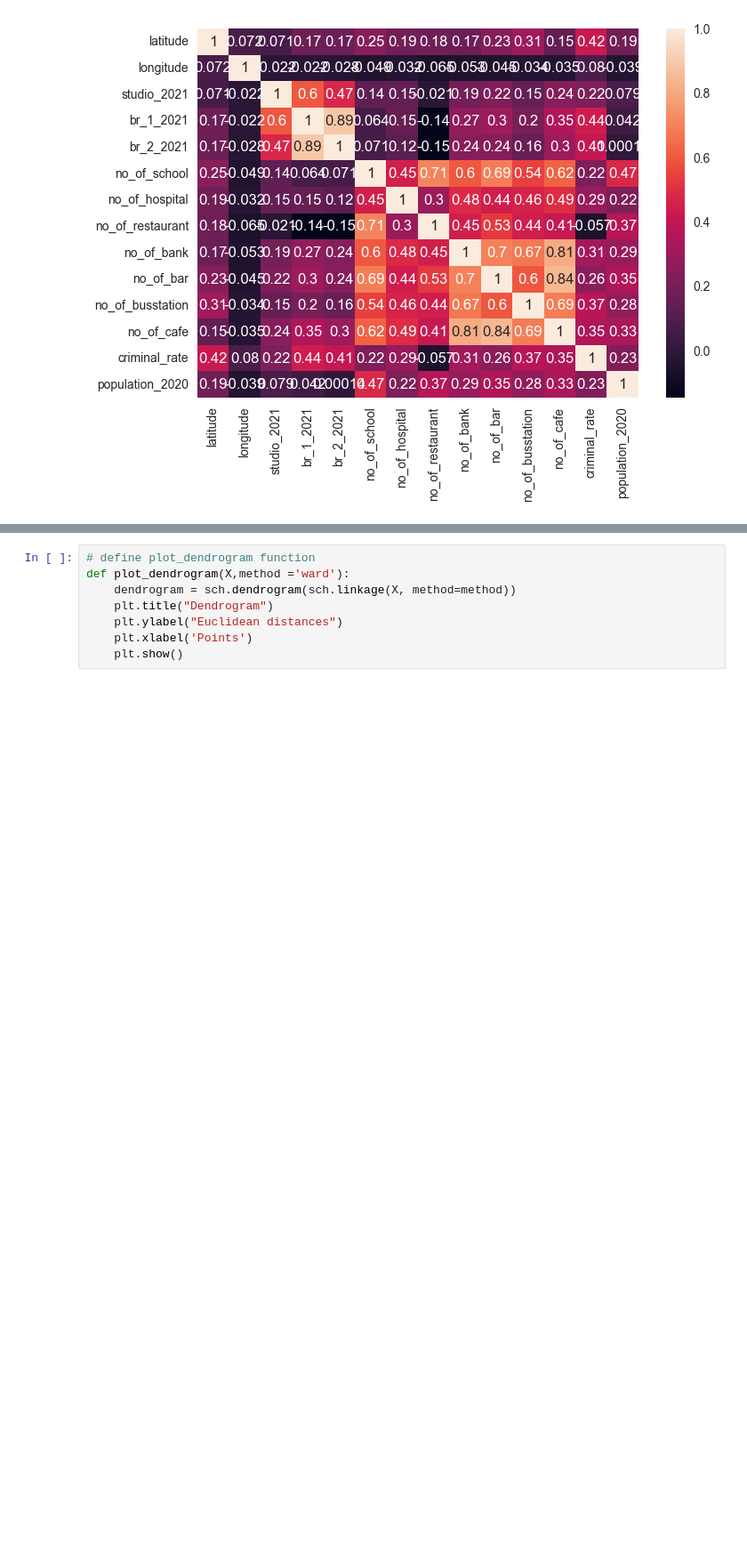
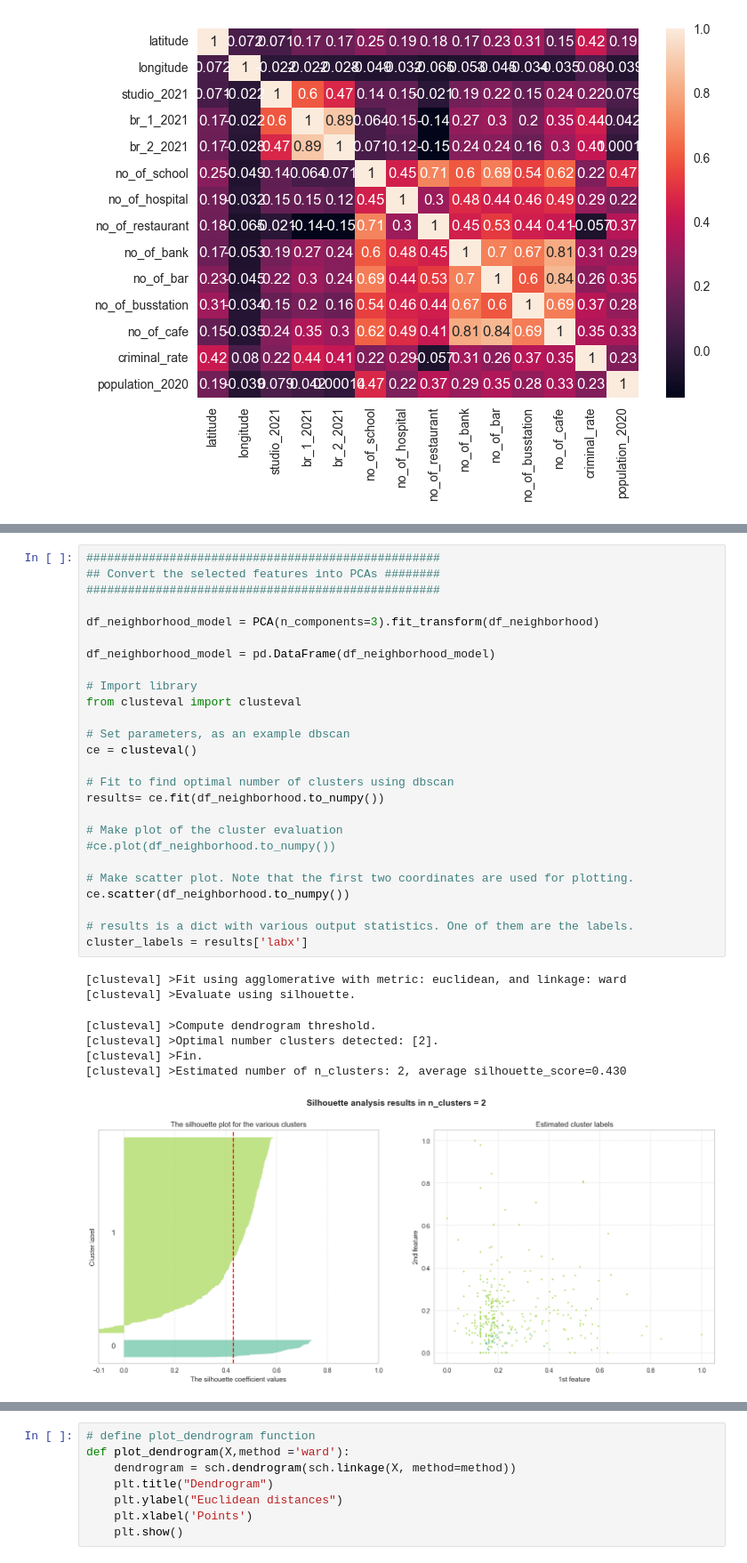
Before and after one commit to Magmafish/Midterm_Project, a Jupyter notebook: modeling_k.ipynb, the cells around one changed output, grey strips where cells are left out. Shown at 89% size. Drawn from its saved outputs; the diff is of its cells as text; blank space fills up the shorter version.

```diff
--- a/modeling_k.ipynb
+++ b/modeling_k.ipynb
@@ -176 +155,35 @@ df_neighborhood
+# %%
+###################################################
+## Convert the selected features into PCAs ########
+###################################################
+
+df_neighborhood_model = PCA(n_components=3).fit_transform(df_neighborhood)
+
+df_neighborhood_model = pd.DataFrame(df_neighborhood_model)
+
+# Import library
+from clusteval import clusteval
+
+# Set parameters, as an example dbscan
+ce = clusteval()
+
+# Fit to find optimal number of clusters using dbscan
+results= ce.fit(df_neighborhood.to_numpy())
+
+# Make plot of the cluster evaluation
+#ce.plot(df_neighborhood.to_numpy())
+
+# Make scatter plot. Note that the first two coordinates are used for plotting.
+ce.scatter(df_neighborhood.to_numpy())
+
+# results is a dict with various output statistics. One of them are the labels.
+cluster_labels = results['labx']
+# %% [output]
+[clusteval] >Fit using agglomerative with metric: euclidean, and linkage: ward
+[clusteval] >Evaluate using silhouette.
+[clusteval] >Compute dendrogram threshold.
+[clusteval] >Optimal number clusters detected: [2].
+[clusteval] >Fin.
+[clusteval] >Estimated number of n_clusters: 2, average silhouette_score=0.430
+[figure, added]
 # %% [markdown]
```
Also changed, not shown: parts of 31 cells of this notebook, 7 other files.
